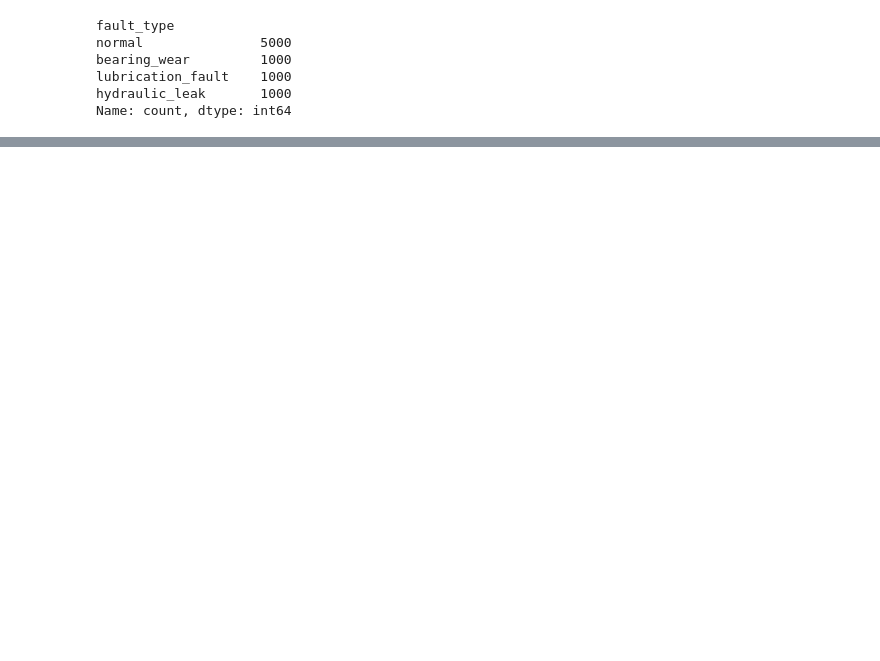
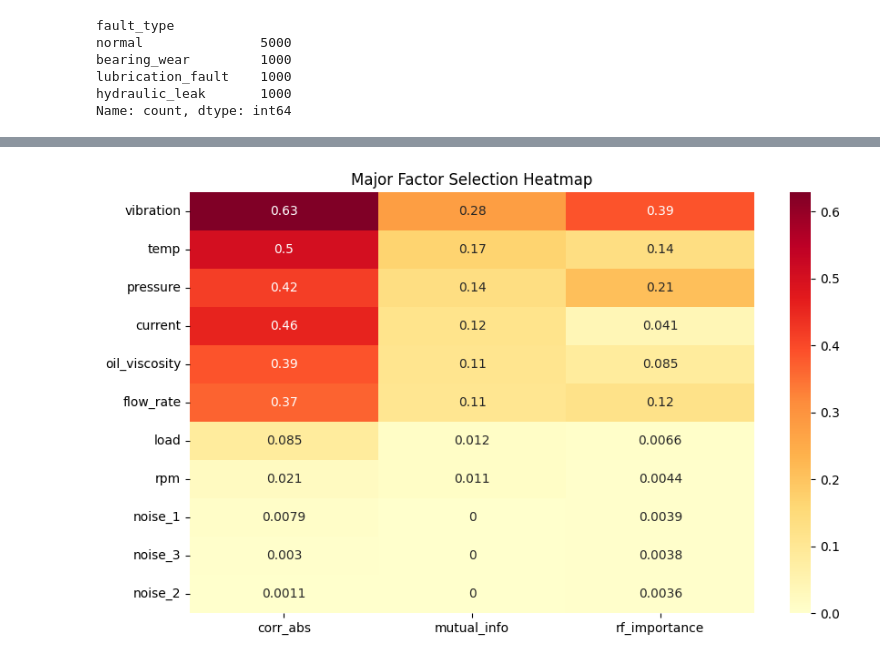
Before and after one commit to efforthye/human-ai, a Jupyter notebook: workspace/8-01) 머신러닝 응용실습_1.ipynb, the cells around one changed output, grey strips where cells are left out. Drawn from its saved outputs; the diff is of its cells as text; code cells hidden in the pictures; blank space fills up the shorter version.

Commit message:
feat: 설비 이상 감지 실습 - 주요 영향인자 선정 + heatmap

```diff
--- a/workspace/8-01) 머신러닝 응용실습_1.ipynb
+++ b/workspace/8-01) 머신러닝 응용실습_1.ipynb
@@ -148,0 +210,17 @@ sensor_cols = ["rpm", "load", "pressure", "temp", "vibration", "current", "oil_v
+# %%
+# ===================================================
+# 5. 주요 영향인자 히트맵 시각화
+# ===================================================
+plt.figure(figsize=(10,6))
+
+# 영향 인자 점수를 히트맵으로 표현
+sns.heatmap(
+    importance_df[["corr_abs", "mutual_info", "rf_importance"]],
+    annot= True,
+    cmap="YlOrRd"
+)
+
+plt.title("Major Factor Selection Heatmap")
+plt.show()
+# %% [output]
+[figure, added]
```
Also changed, not shown: parts of 2 cells of this notebook, 4 other files.
